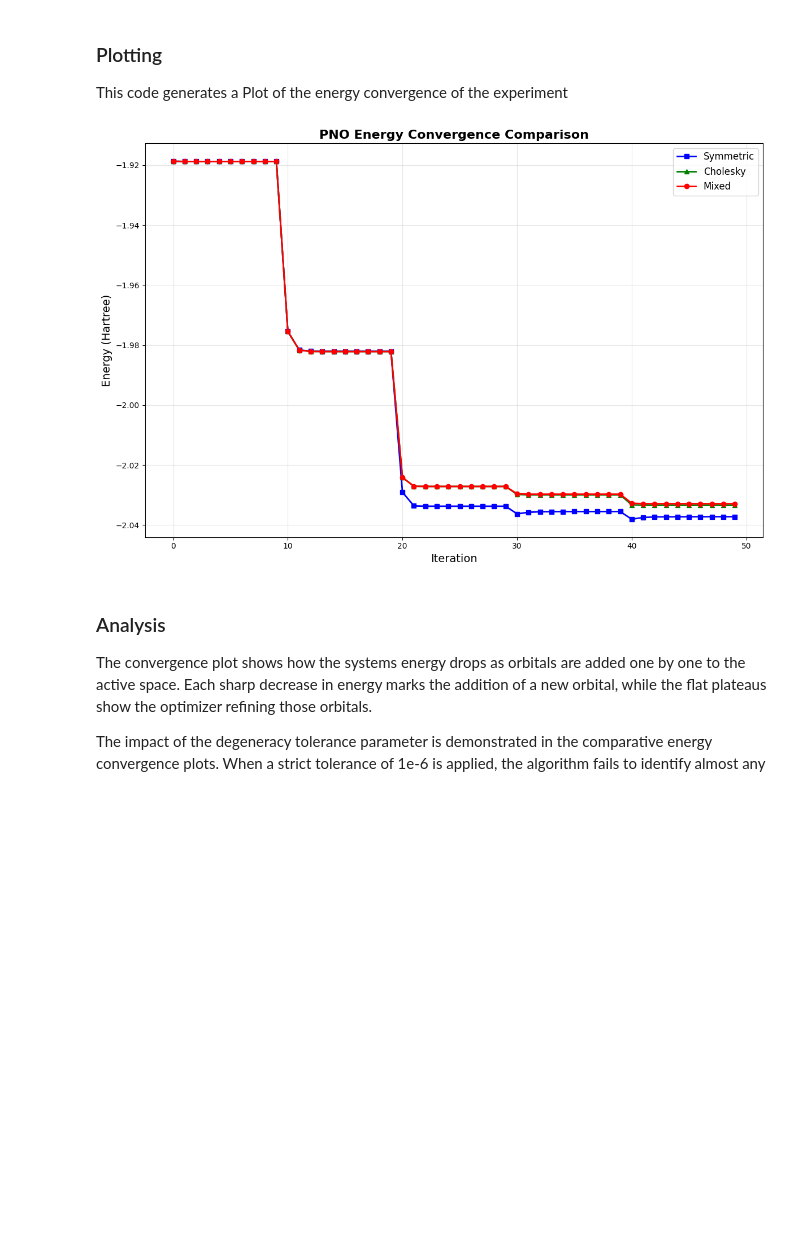
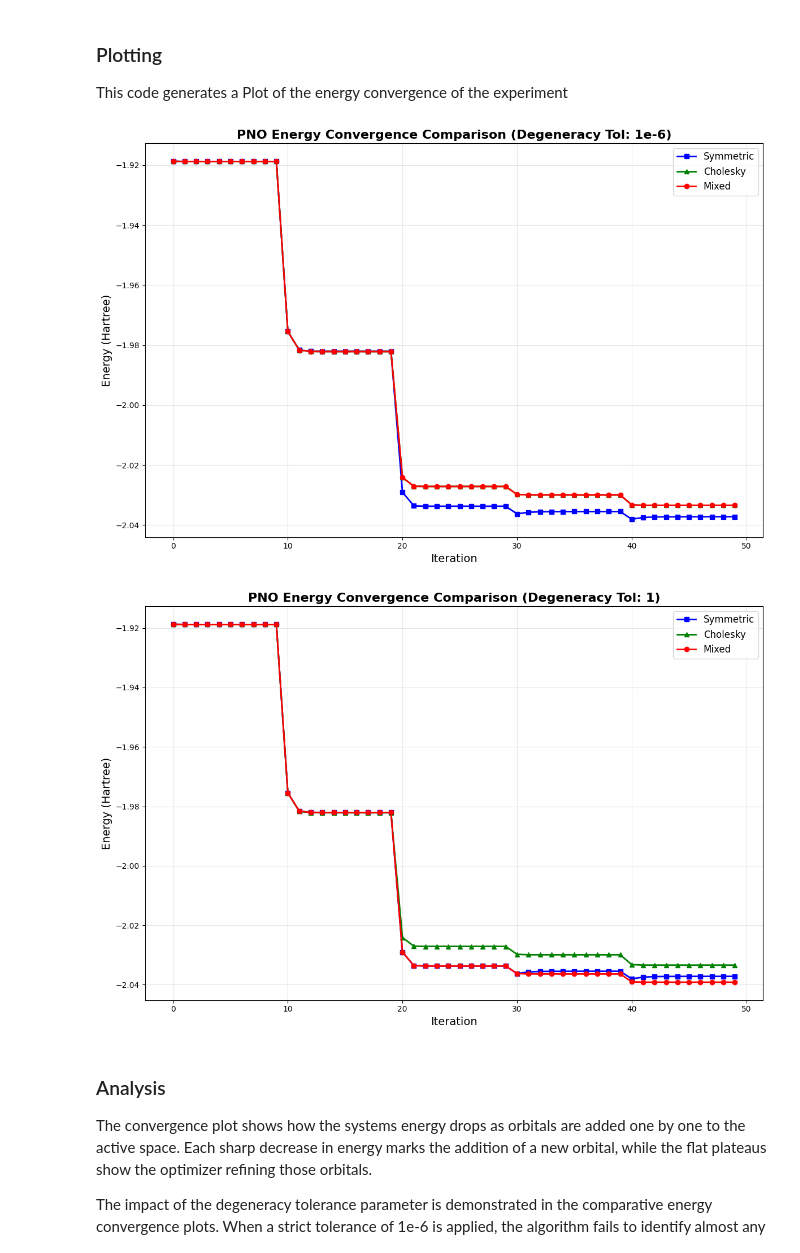
Before and after one commit to FabianLangkabel/FrayedEnds, a Jupyter notebook: examples/orthonormalization_tutorial.ipynb, the cells around one changed output. Drawn from its saved outputs; the diff is of its cells as text; code cells hidden in the pictures; blank space fills up the shorter version.

```diff
--- a/examples/orthonormalization_tutorial.ipynb
+++ b/examples/orthonormalization_tutorial.ipynb
@@ -328,7 +328,7 @@ config_2 = {
     "geometry": geometry,
     "n_orbitals": 6,
     "units": "angstrom",
-    "degeneracy_tol": 1e-2,
+    "degeneracy_tol": 1,
     "max_iterations": 10,
 }
 
@@ -392,35 +392,36 @@ for method_name, energies in energy_config1.items():
     marker = markers.get(method_name, 'x')
     plt.plot(range(len(energies)), energies,
             marker=marker, color=color, linewidth=2, markersize=6,
             label=method_name.capitalize())
 
 plt.xlabel('Iteration', fontsize=14)
 plt.ylabel('Energy (Hartree)', fontsize=14)
 plt.title('PNO Energy Convergence Comparison (Degeneracy Tol: 1e-6)', fontsize=16, fontweight='bold')
 plt.legend(fontsize=12, loc='best')
 plt.grid(True, alpha=0.3)
 plt.tight_layout()
 plt.show()
 
 # Plot for config_2 (degeneracy_tol=1e-2)
 plt.figure(figsize=(12, 8))
 
 for method_name, energies in energy_config2.items():
     color = colors.get(method_name, 'black')
     marker = markers.get(method_name, 'x')
     plt.plot(range(len(energies)), energies,
             marker=marker, color=color, linewidth=2, markersize=6,
             label=method_name.capitalize())
 
 plt.xlabel('Iteration', fontsize=14)
 plt.ylabel('Energy (Hartree)', fontsize=14)
-plt.title('PNO Energy Convergence Comparison (Degeneracy Tol: 1e-2)', fontsize=16, fontweight='bold')
+plt.title('PNO Energy Convergence Comparison (Degeneracy Tol: 1)', fontsize=16, fontweight='bold')
 plt.legend(fontsize=12, loc='best')
 plt.grid(True, alpha=0.3)
 plt.tight_layout()
 plt.show()
 # %% [output]
-[figure, old version]
+[figure, new version]
+[figure, added]
 # %% [markdown]
 ### Analysis
 The convergence plot shows how the systems energy drops as orbitals are added one by one to the active space. Each sharp decrease in energy marks the addition of a new orbital, while the flat plateaus show the optimizer refining those orbitals. <br>
```
Also changed, not shown: parts of 2 cells of this notebook.
